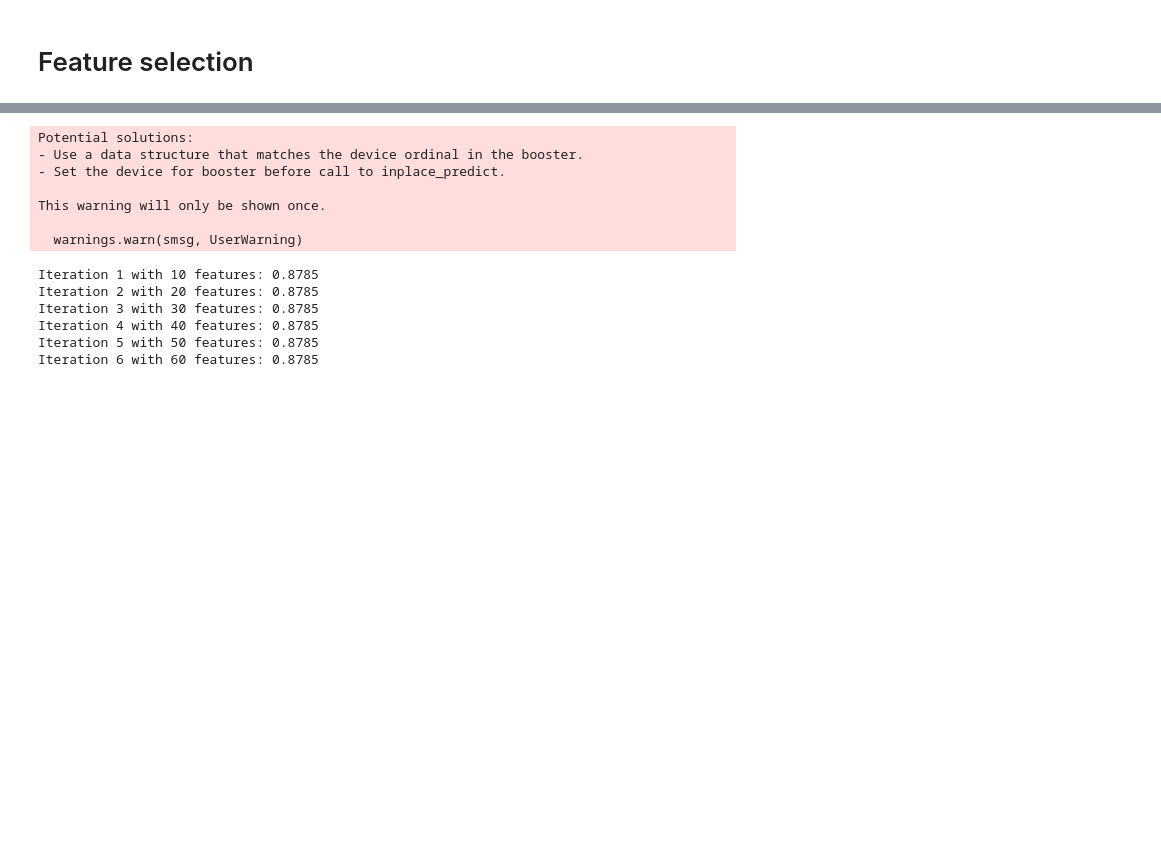
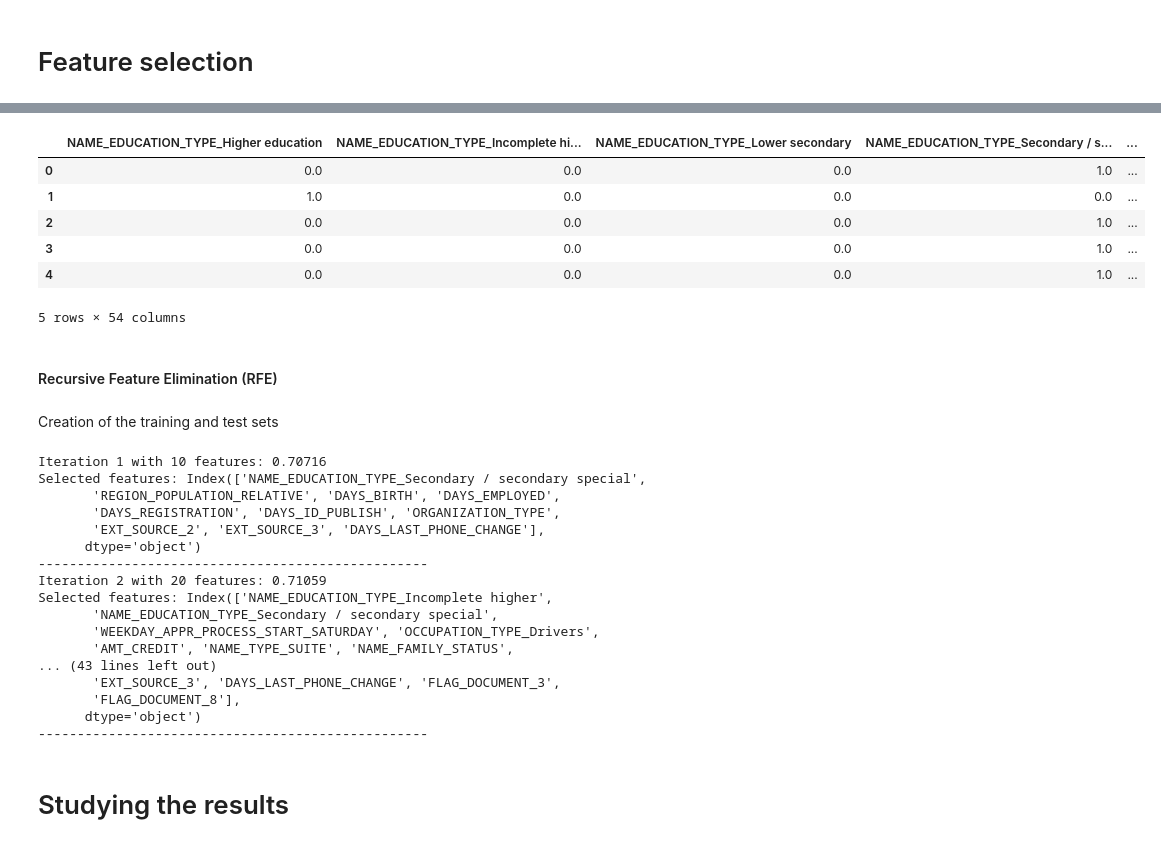
Before and after one commit to aitordiezUD/Default-Risk, a Jupyter notebook: notebooks/02_feature_selection.ipynb, the cells around one changed output, grey strips where cells are left out. Drawn from its saved outputs; the diff is of its cells as text; code cells hidden in the pictures; blank space fills up the shorter version.

```diff
--- a/notebooks/02_feature_selection.ipynb
+++ b/notebooks/02_feature_selection.ipynb
@@ -96,0 +195,13 @@ Index(['NAME_EDUCATION_TYPE', 'DAYS_BIRTH', 'DAYS_EMPLOYED',
+# %%
+varianceSelector = VarianceThreshold(threshold=0.01)
+varianceSelector.fit(scaled_X)
+
+selected_features_mask = varianceSelector.get_support()
+
+selected_features = X.columns[selected_features_mask]
+discarded_features = X.columns[~selected_features_mask]
+
+print(f"Selected features: {selected_features}")
+print(f"Discarded features: {discarded_features}")
+print(f"Number of selected features: {len(selected_features)}")
+print(f"Number of discarded features: {len(discarded_features)}")
@@ -96,0 +226,15 @@ Index(['NAME_EDUCATION_TYPE', 'DAYS_BIRTH', 'DAYS_EMPLOYED',
+# %%
+X = X[selected_features]
+X.head()
+# %% [output]
+|  | NAME_EDUCATION_TYPE_Higher education | NAME_EDUCATION_TYPE_Incomplete hi... | NAME_EDUCATION_TYPE_Lower secondary | NAME_EDUCATION_TYPE_Secondary / s... | ... |
+| 0 | 0.0 | 0.0 | 0.0 | 1.0 | ... |
+| 1 | 1.0 | 0.0 | 0.0 | 0.0 | ... |
+| 2 | 0.0 | 0.0 | 0.0 | 1.0 | ... |
+| 3 | 0.0 | 0.0 | 0.0 | 1.0 | ... |
+| 4 | 0.0 | 0.0 | 0.0 | 1.0 | ... |
+5 rows × 54 columns
+# %% [markdown]
+#### Recursive Feature Elimination (RFE)
+# %% [markdown]
+Creation of the training and test sets
@@ -97,10 +243,11 @@ Index(['NAME_EDUCATION_TYPE', 'DAYS_BIRTH', 'DAYS_EMPLOYED',
 # %%
-rfe_score_list = []
+rfe_score = {}
+rfe_features = {}
 
 iterations = 0
 
-for k in range(10,70,10):
-    xgb = XGBClassifier(tree_method='hist', device = "cuda",random_state = 42)  # Configurado para usar GPU
+for k in range(10,41,10):
+    xgb = XGBClassifier(tree_method='hist', device = "cuda",random_state = 42, scale_pos_weight = 5)  # Configurado para usar GPU
 
     RFE_selector = RFE(xgb, n_features_to_select=k, step=1)
     RFE_selector.fit(X_train, y_train)
@@ -111,21 +258,30 @@ for k in range(10,70,10):
     xgb.fit(sel_x_train, y_train)
     RFE_preds = xgb.predict(sel_x_test)
 
-    score = round(f1_score(y_test, RFE_preds,average="weighted"), 4)
-    rfe_score_list.append(score)
+    score = round(f1_score(y_test, RFE_preds), 5)
+    rfe_score[k] = score
+    rfe_features[k] = X_train.columns[RFE_selector.get_support()]
     iterations += 1
     print(f'Iteration {iterations} with {k} features: {score}')
+    print(f'Selected features: {rfe_features[k]}')
+    print("-"*50)
 # %% [output]
-Potential solutions:
-- Use a data structure that matches the device ordinal in the booster.
-- Set the device for booster before call to inplace_predict.
-
-This warning will only be shown once.
-
-  warnings.warn(smsg, UserWarning)
+Iteration 1 with 10 features: 0.70716
+Selected features: Index(['NAME_EDUCATION_TYPE_Secondary / secondary special',
+       'REGION_POPULATION_RELATIVE', 'DAYS_BIRTH', 'DAYS_EMPLOYED',
+       'DAYS_REGISTRATION', 'DAYS_ID_PUBLISH', 'ORGANIZATION_TYPE',
+       'EXT_SOURCE_2', 'EXT_SOURCE_3', 'DAYS_LAST_PHONE_CHANGE'],
+      dtype='object')
+--------------------------------------------------
+Iteration 2 with 20 features: 0.71059
+Selected features: Index(['NAME_EDUCATION_TYPE_Incomplete higher',
+       'NAME_EDUCATION_TYPE_Secondary / secondary special',
+       'WEEKDAY_APPR_PROCESS_START_SATURDAY', 'OCCUPATION_TYPE_Drivers',
+       'AMT_CREDIT', 'NAME_TYPE_SUITE', 'NAME_FAMILY_STATUS',
+... (43 lines left out)
+       'EXT_SOURCE_3', 'DAYS_LAST_PHONE_CHANGE', 'FLAG_DOCUMENT_3',
+       'FLAG_DOCUMENT_8'],
+      dtype='object')
+--------------------------------------------------
-Iteration 1 with 10 features: 0.8785
-Iteration 2 with 20 features: 0.8785
-Iteration 3 with 30 features: 0.8785
-Iteration 4 with 40 features: 0.8785
-Iteration 5 with 50 features: 0.8785
-Iteration 6 with 60 features: 0.8785
+# %% [markdown]
+# Studying the results
```
Also changed, not shown: parts of 24 cells of this notebook, 1 other file.
